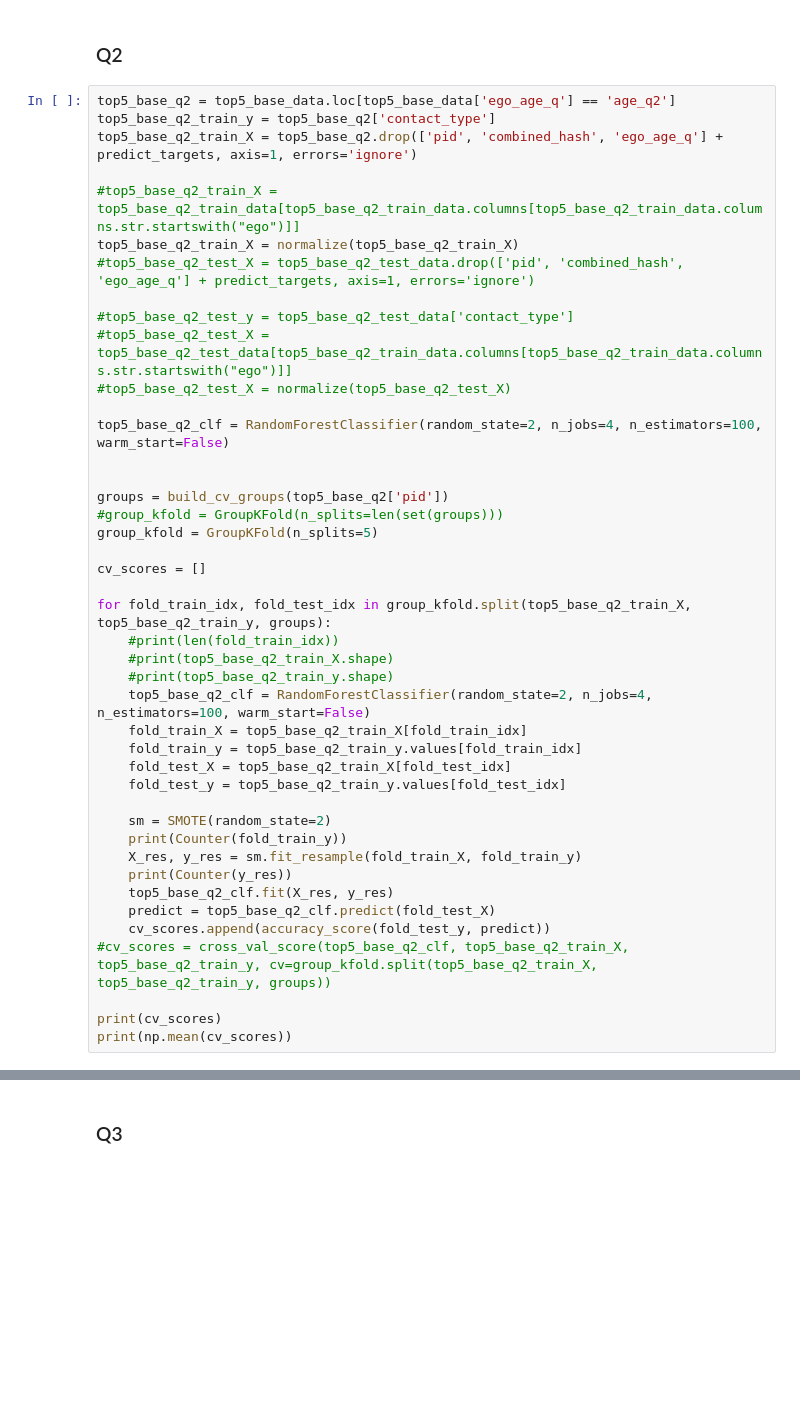
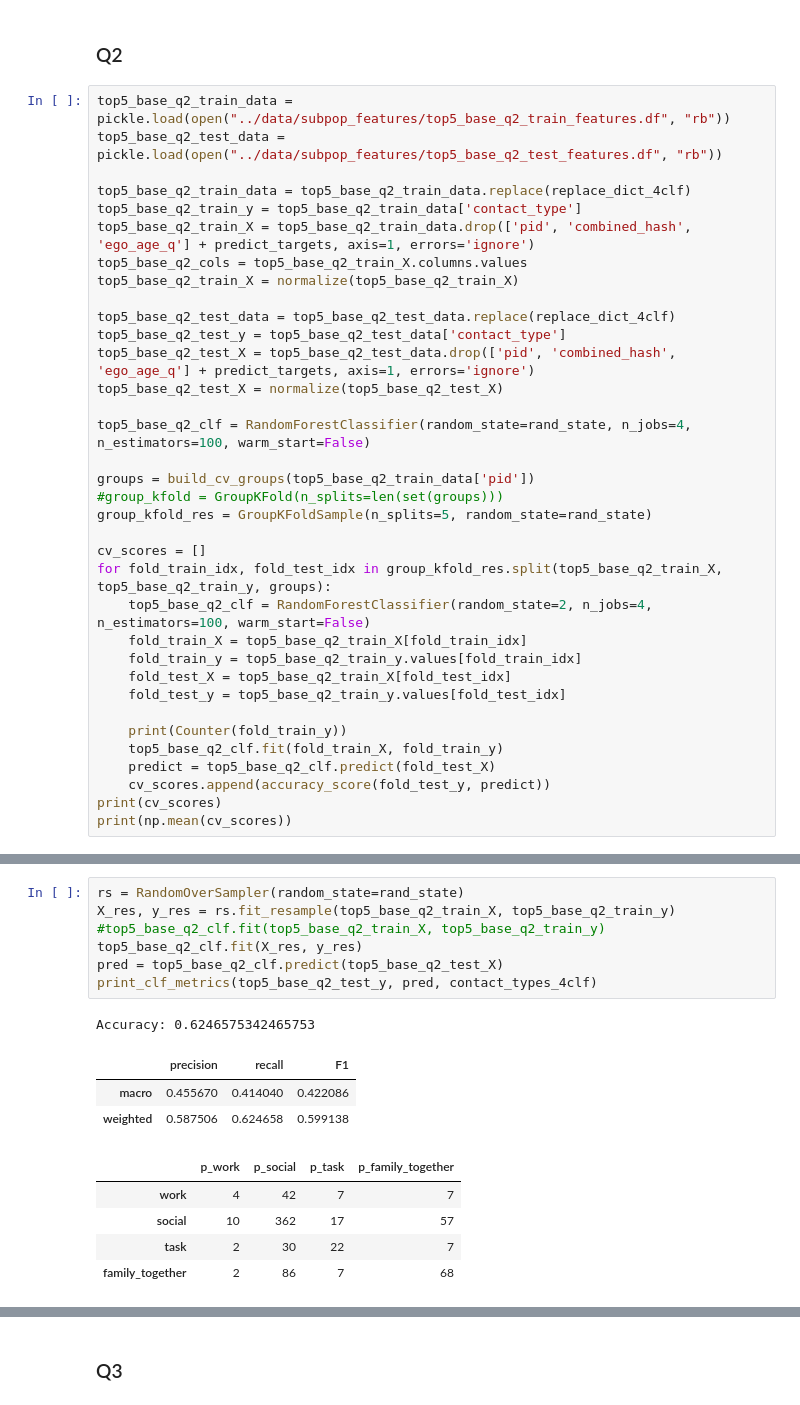
Before and after one commit to tliu526/relationship-prediction, a Jupyter notebook: notebooks/subpopulation_prediction.ipynb, the cells around one changed output, grey strips where cells are left out. Saved outputs shown, nothing was run; the diff lists cells and outputs as text; blank space fills up the shorter version.

```diff
--- a/notebooks/subpopulation_prediction.ipynb
+++ b/notebooks/subpopulation_prediction.ipynb
@@ -433,46 +458,38 @@ Counter({1: 142, 3: 142, 0: 142, 2: 142})
 # %% [markdown]
 ### Q2
 # %%
-top5_base_q2 = top5_base_data.loc[top5_base_data['ego_age_q'] == 'age_q2']
-top5_base_q2_train_y = top5_base_q2['contact_type']
-top5_base_q2_train_X = top5_base_q2.drop(['pid', 'combined_hash', 'ego_age_q'] + predict_targets, axis=1, errors='ignore')
+top5_base_q2_train_data = pickle.load(open("../data/subpop_features/top5_base_q2_train_features.df", "rb"))
+top5_base_q2_test_data = pickle.load(open("../data/subpop_features/top5_base_q2_test_features.df", "rb"))
 
-#top5_base_q2_train_X = top5_base_q2_train_data[top5_base_q2_train_data.columns[top5_base_q2_train_data.columns.str.startswith("ego")]]
+top5_base_q2_train_data = top5_base_q2_train_data.replace(replace_dict_4clf)
+top5_base_q2_train_y = top5_base_q2_train_data['contact_type']
+top5_base_q2_train_X = top5_base_q2_train_data.drop(['pid', 'combined_hash', 'ego_age_q'] + predict_targets, axis=1, errors='ignore')
+top5_base_q2_cols = top5_base_q2_train_X.columns.values
 top5_base_q2_train_X = normalize(top5_base_q2_train_X)
-#top5_base_q2_test_X = top5_base_q2_test_data.drop(['pid', 'combined_hash', 'ego_age_q'] + predict_targets, axis=1, errors='ignore')
 
-#top5_base_q2_test_y = top5_base_q2_test_data['contact_type']
-#top5_base_q2_test_X = top5_base_q2_test_data[top5_base_q2_train_data.columns[top5_base_q2_train_data.columns.str.startswith("ego")]]
-#top5_base_q2_test_X = normalize(top5_base_q2_test_X)
+top5_base_q2_test_data = top5_base_q2_test_data.replace(replace_dict_4clf)
+top5_base_q2_test_y = top5_base_q2_test_data['contact_type']
+top5_base_q2_test_X = top5_base_q2_test_data.drop(['pid', 'combined_hash', 'ego_age_q'] + predict_targets, axis=1, errors='ignore')
+top5_base_q2_test_X = normalize(top5_base_q2_test_X)
 
-top5_base_q2_clf = RandomForestClassifier(random_state=2, n_jobs=4, n_estimators=100, warm_start=False)
+top5_base_q2_clf = RandomForestClassifier(random_state=rand_state, n_jobs=4, n_estimators=100, warm_start=False)
 
-
-groups = build_cv_groups(top5_base_q2['pid'])
+groups = build_cv_groups(top5_base_q2_train_data['pid'])
 #group_kfold = GroupKFold(n_splits=len(set(groups)))
-group_kfold = GroupKFold(n_splits=5)
+group_kfold_res = GroupKFoldSample(n_splits=5, random_state=rand_state)
 
 cv_scores = []
-
-for fold_train_idx, fold_test_idx in group_kfold.split(top5_base_q2_train_X, top5_base_q2_train_y, groups):
-    #print(len(fold_train_idx))
-    #print(top5_base_q2_train_X.shape)
-    #print(top5_base_q2_train_y.shape)
+for fold_train_idx, fold_test_idx in group_kfold_res.split(top5_base_q2_train_X, top5_base_q2_train_y, groups):
     top5_base_q2_clf = RandomForestClassifier(random_state=2, n_jobs=4, n_estimators=100, warm_start=False)
     fold_train_X = top5_base_q2_train_X[fold_train_idx]
     fold_train_y = top5_base_q2_train_y.values[fold_train_idx]
     fold_test_X = top5_base_q2_train_X[fold_test_idx]
     fold_test_y = top5_base_q2_train_y.values[fold_test_idx]
 
-    sm = SMOTE(random_state=2)
     print(Counter(fold_train_y))
-    X_res, y_res = sm.fit_resample(fold_train_X, fold_train_y)
-    print(Counter(y_res))
-    top5_base_q2_clf.fit(X_res, y_res)
+    top5_base_q2_clf.fit(fold_train_X, fold_train_y)
     predict = top5_base_q2_clf.predict(fold_test_X)
     cv_scores.append(accuracy_score(fold_test_y, predict))
-#cv_scores = cross_val_score(top5_base_q2_clf, top5_base_q2_train_X, top5_base_q2_train_y, cv=group_kfold.split(top5_base_q2_train_X, top5_base_q2_train_y, groups))
-
 print(cv_scores)
 print(np.mean(cv_scores))
 # %% [output]
@@ -490,0 +503,17 @@ Counter({2: 100, 1: 100, 3: 100, 0: 100})
+# %%
+rs = RandomOverSampler(random_state=rand_state)
+X_res, y_res = rs.fit_resample(top5_base_q2_train_X, top5_base_q2_train_y)
+#top5_base_q2_clf.fit(top5_base_q2_train_X, top5_base_q2_train_y)
+top5_base_q2_clf.fit(X_res, y_res)
+pred = top5_base_q2_clf.predict(top5_base_q2_test_X)
+print_clf_metrics(top5_base_q2_test_y, pred, contact_types_4clf)
+# %% [output]
+Accuracy: 0.6246575342465753
+|  | precision | recall | F1 |
+| macro | 0.455670 | 0.414040 | 0.422086 |
+| weighted | 0.587506 | 0.624658 | 0.599138 |
+|  | p_work | p_social | p_task | p_family_together |
+| work | 4 | 42 | 7 | 7 |
+| social | 10 | 362 | 17 | 57 |
+| task | 2 | 30 | 22 | 7 |
+| family_together | 2 | 86 | 7 | 68 |
```
Also changed, not shown: parts of 76 cells of this notebook.
